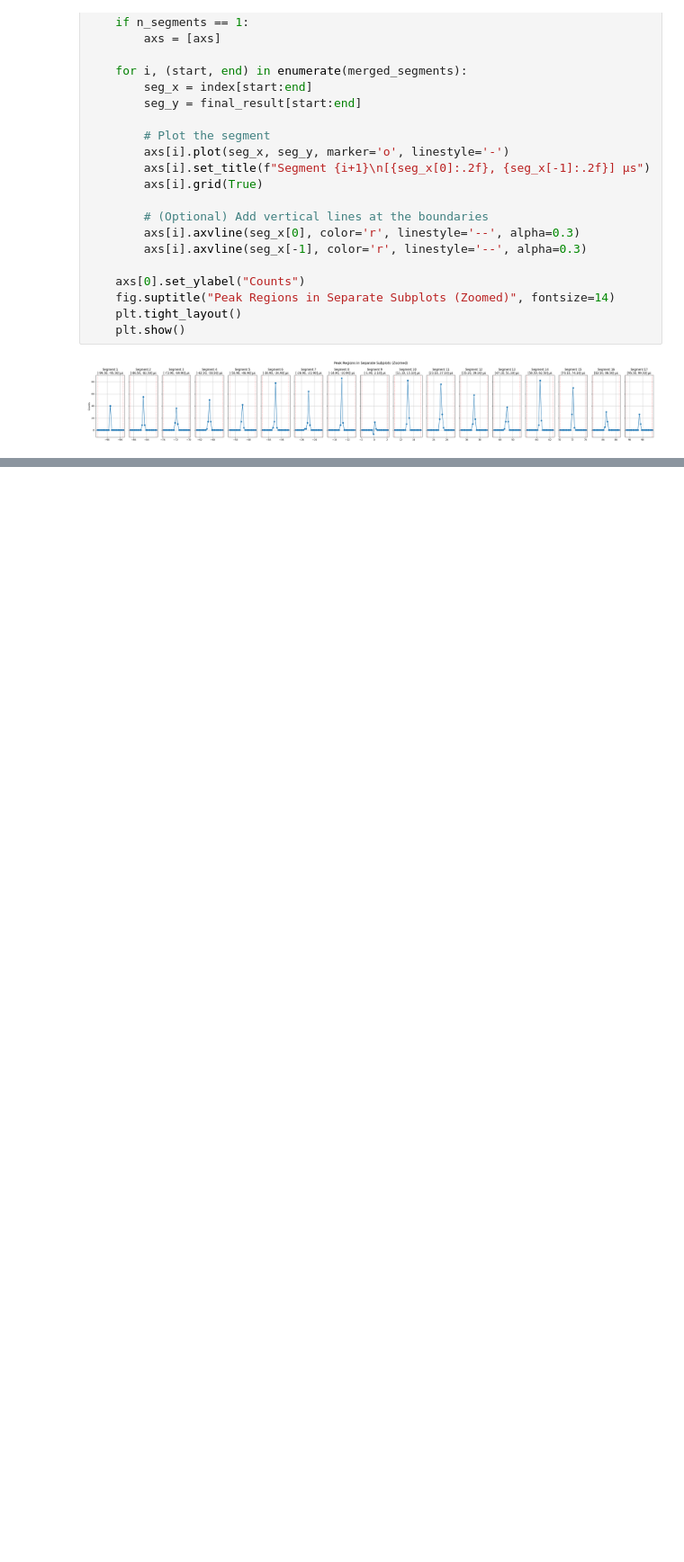
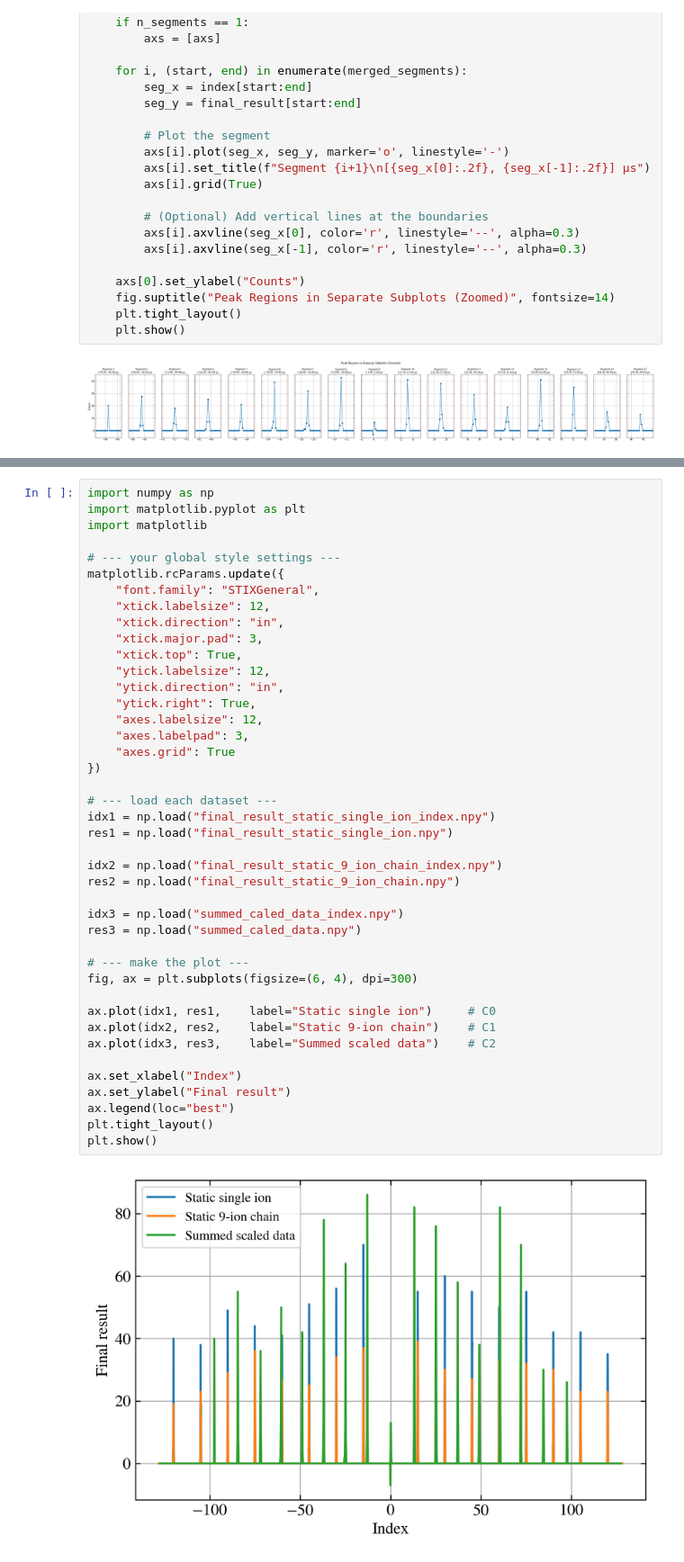
Before and after one commit to HaeffnerLab/Multiplexing, a Jupyter notebook: g2_data_processing/Static and shuttling g2 data processing clean.ipynb, the cells around one changed output, grey strips where cells are left out. Shown at 90% size. Drawn from its saved outputs; the diff is of its cells as text; blank space fills up the shorter version.

```diff
--- a/g2_data_processing/Static and shuttling g2 data processing clean.ipynb
+++ b/g2_data_processing/Static and shuttling g2 data processing clean.ipynb
@@ -420,0 +421,44 @@ plt.show()
+# %%
+import numpy as np
+import matplotlib.pyplot as plt
+import matplotlib
+
+# --- your global style settings ---
+matplotlib.rcParams.update({
+    "font.family": "STIXGeneral",
+    "xtick.labelsize": 12,
+    "xtick.direction": "in",
+    "xtick.major.pad": 3,
+    "xtick.top": True,
+    "ytick.labelsize": 12,
+    "ytick.direction": "in",
+    "ytick.right": True,
+    "axes.labelsize": 12,
+    "axes.labelpad": 3,
+    "axes.grid": True
+})
+
+# --- load each dataset ---
+idx1 = np.load("final_result_static_single_ion_index.npy")
+res1 = np.load("final_result_static_single_ion.npy")
+
+idx2 = np.load("final_result_static_9_ion_chain_index.npy")
+res2 = np.load("final_result_static_9_ion_chain.npy")
+
+idx3 = np.load("summed_caled_data_index.npy")
+res3 = np.load("summed_caled_data.npy")
+
+# --- make the plot ---
+fig, ax = plt.subplots(figsize=(6, 4), dpi=300)
+
+ax.plot(idx1, res1,    label="Static single ion")     # C0
+ax.plot(idx2, res2,    label="Static 9-ion chain")    # C1
+ax.plot(idx3, res3,    label="Summed scaled data")    # C2
+
+ax.set_xlabel("Index")
+ax.set_ylabel("Final result")
+ax.legend(loc="best")
+plt.tight_layout()
+plt.show()
+# %% [output]
+[figure, added]
```
Also changed, not shown: parts of 5 cells of this notebook.
